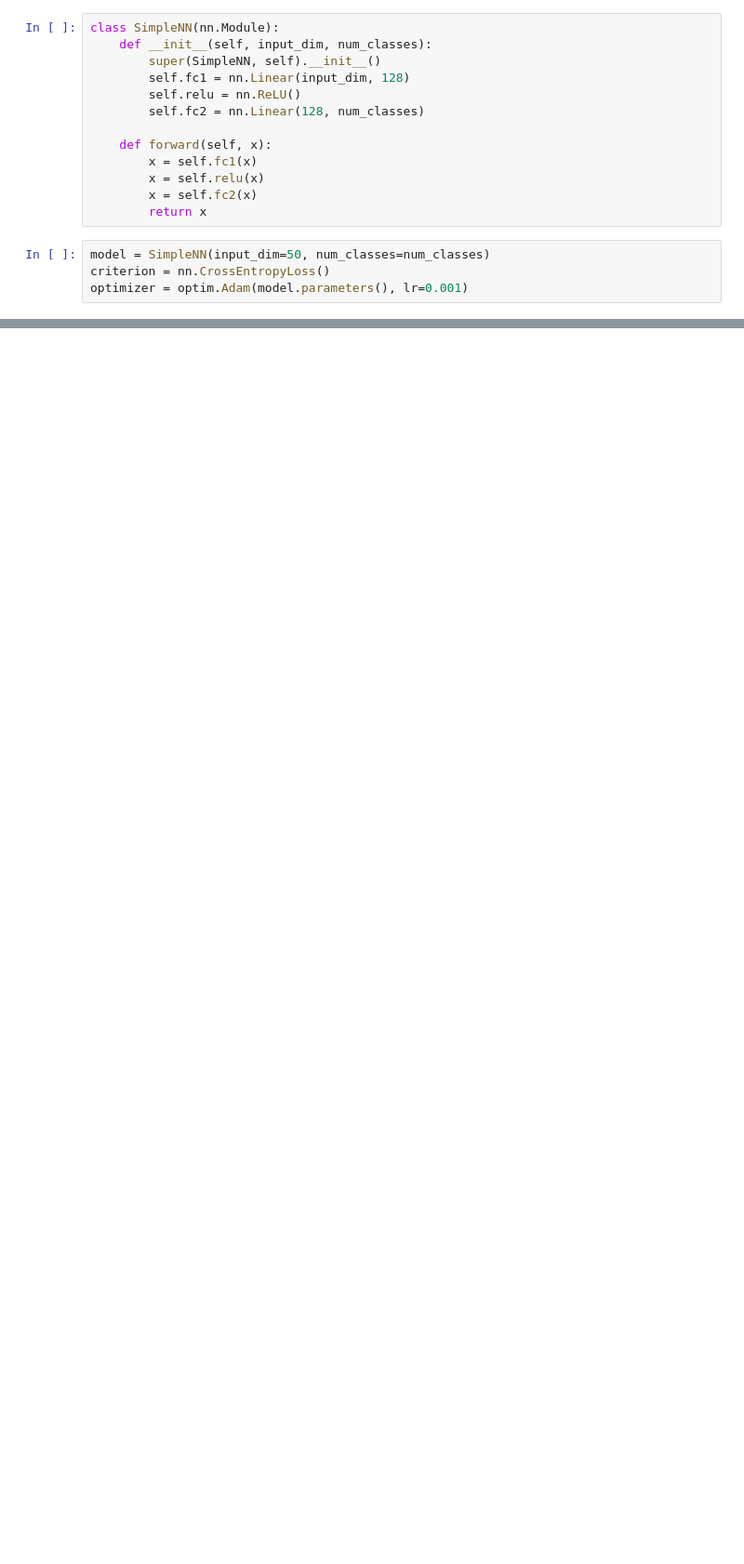
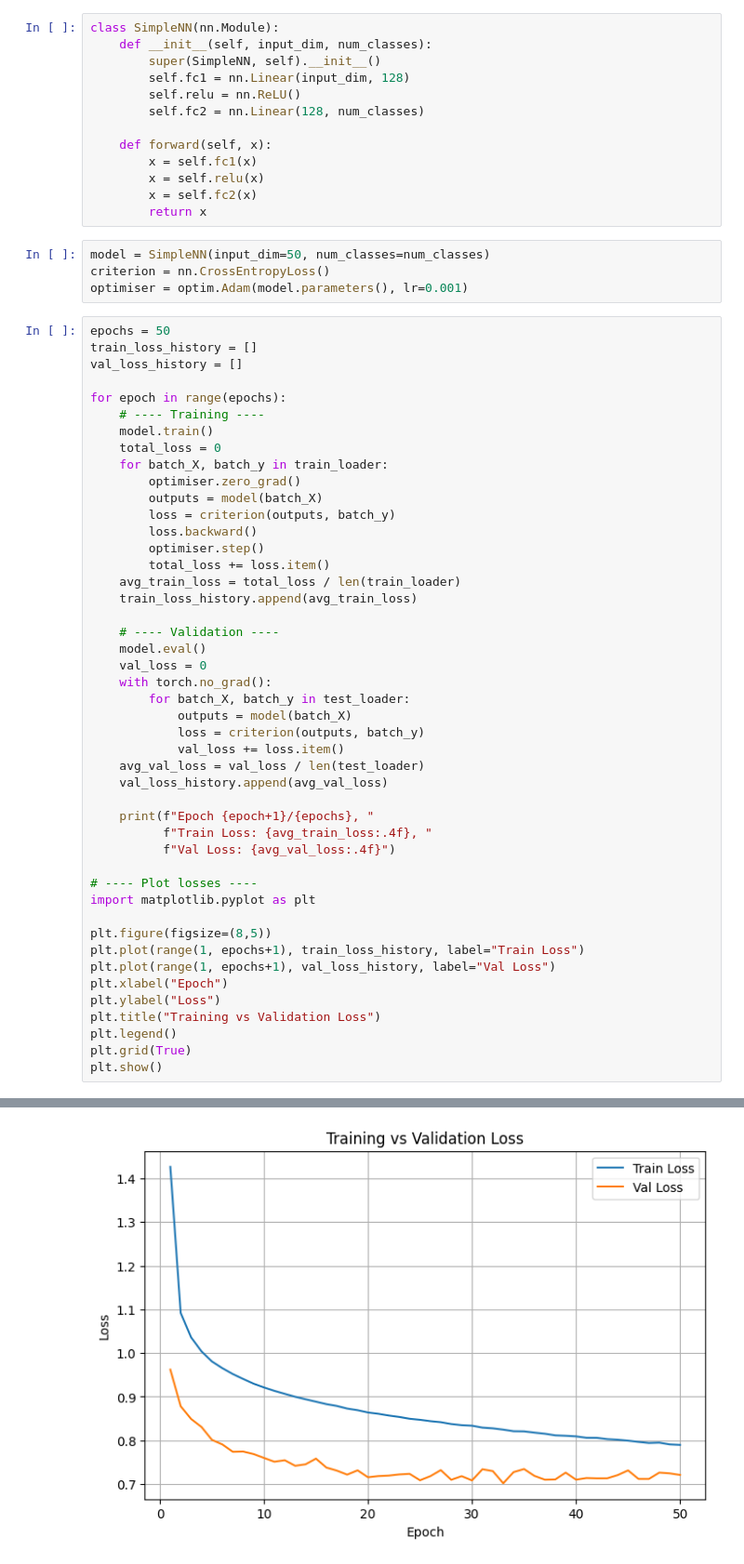
Before and after one commit to samhancock2/Book-Genre-Classifier, a Jupyter notebook: notebooks/02_baseline_model.ipynb, the cells around one changed output, grey strips where cells are left out. Shown: that part at 93% size. Saved outputs shown, nothing was run; the diff lists cells and outputs as text; blank space fills up the shorter version.

Commit message:
Initial model built.

```diff
--- a/notebooks/02_baseline_model.ipynb
+++ b/notebooks/02_baseline_model.ipynb
@@ -93,4 +94,51 @@ class SimpleNN(nn.Module):
 # %%
 model = SimpleNN(input_dim=50, num_classes=num_classes)
 criterion = nn.CrossEntropyLoss()
-optimizer = optim.Adam(model.parameters(), lr=0.001)
+optimiser = optim.Adam(model.parameters(), lr=0.001)
+# %%
+epochs = 50
+train_loss_history = []
+val_loss_history = []
+
+for epoch in range(epochs):
+    # ---- Training ----
+    model.train()
+    total_loss = 0
+    for batch_X, batch_y in train_loader:
+        optimiser.zero_grad()
+        outputs = model(batch_X)
+        loss = criterion(outputs, batch_y)
+        loss.backward()
+        optimiser.step()
+        total_loss += loss.item()
+    avg_train_loss = total_loss / len(train_loader)
+    train_loss_history.append(avg_train_loss)
+
+    # ---- Validation ----
+    model.eval()
+    val_loss = 0
+    with torch.no_grad():
+        for batch_X, batch_y in test_loader:
+            outputs = model(batch_X)
+            loss = criterion(outputs, batch_y)
+            val_loss += loss.item()
+    avg_val_loss = val_loss / len(test_loader)
+    val_loss_history.append(avg_val_loss)
+
+    print(f"Epoch {epoch+1}/{epochs}, "
+          f"Train Loss: {avg_train_loss:.4f}, "
+          f"Val Loss: {avg_val_loss:.4f}")
+
+# ---- Plot losses ----
+import matplotlib.pyplot as plt
+
+plt.figure(figsize=(8,5))
+plt.plot(range(1, epochs+1), train_loss_history, label="Train Loss")
+plt.plot(range(1, epochs+1), val_loss_history, label="Val Loss")
+plt.xlabel("Epoch")
+plt.ylabel("Loss")
+plt.title("Training vs Validation Loss")
+plt.legend()
+plt.grid(True)
+plt.show()
+# %% [output]
@@ -96,0 +162 @@ optimizer = optim.Adam(model.parameters(), lr=0.001)
+[figure, added]
```
Also changed, not shown: parts of 4 cells of this notebook.
